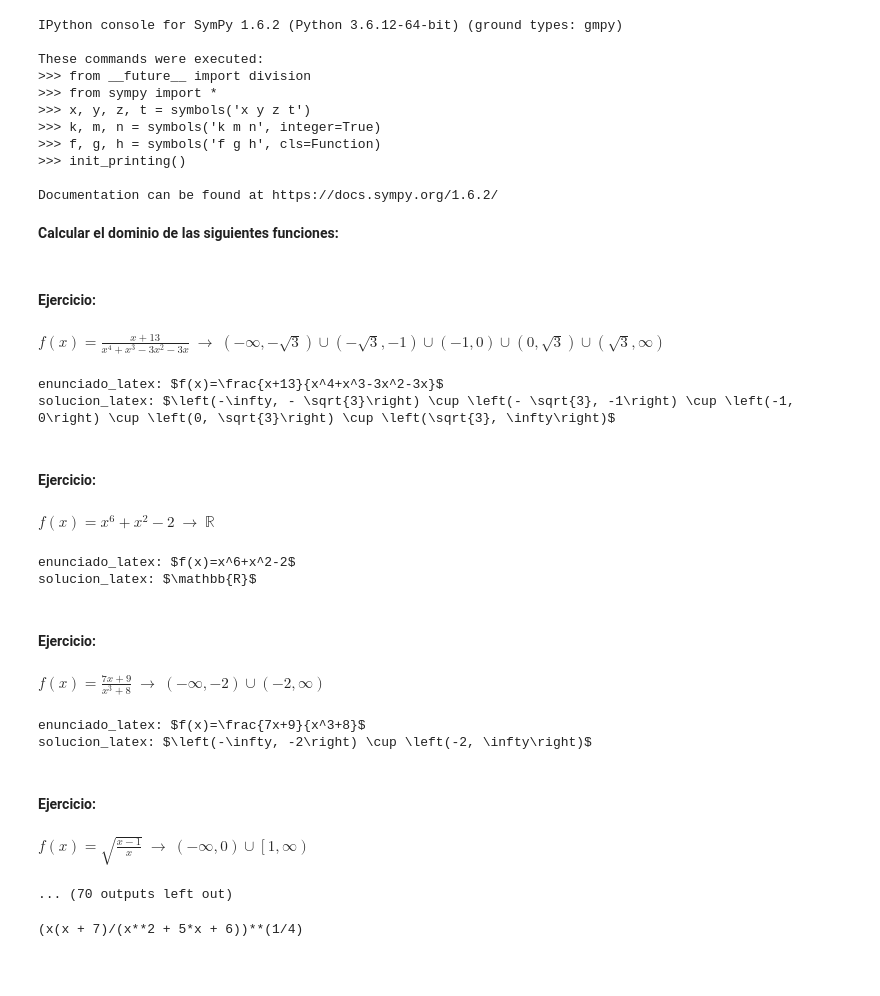
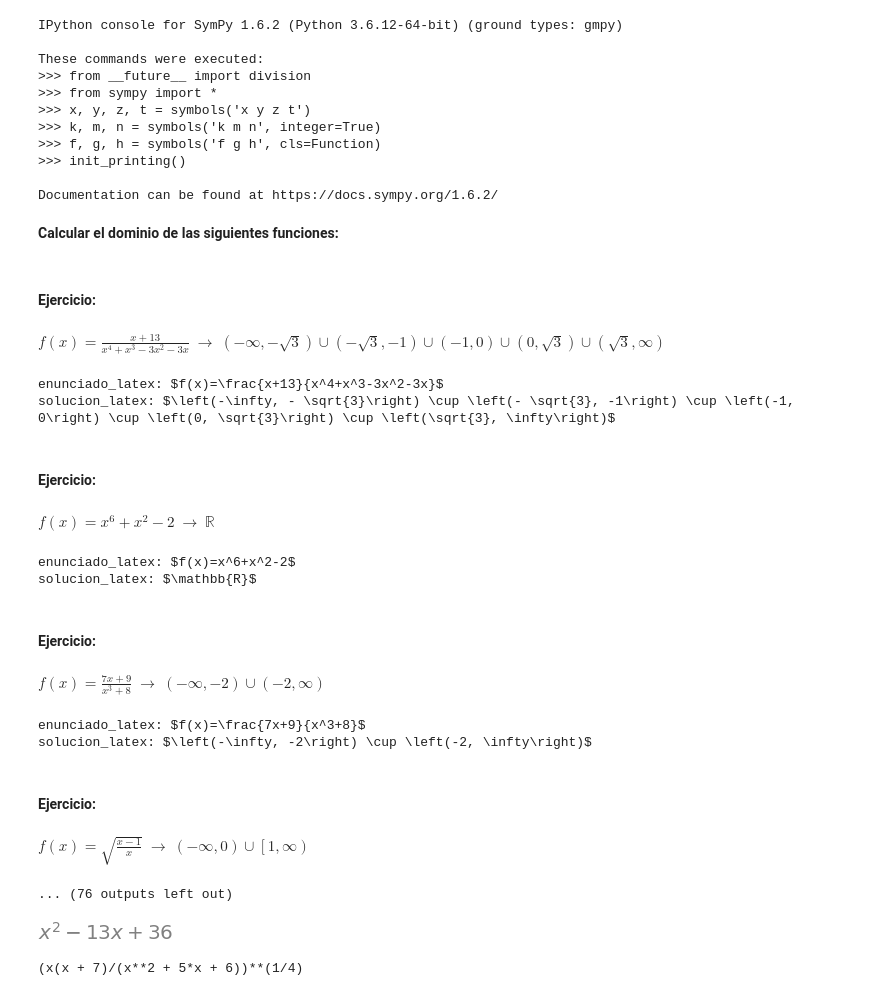
Before and after one commit to crdguez/mat4ac, a Jupyter notebook: notebooks/16-funciones.ipynb, the cells around one changed output. Drawn from its saved outputs; the diff is of its cells as text; code cells hidden in the pictures; blank space fills up the shorter version.

```diff
--- a/notebooks/16-funciones.ipynb
+++ b/notebooks/16-funciones.ipynb
@@ -144,7 +144,9 @@ pre_enunciado_latex = [r'\frac{x+13}{x^4+x^3-3x^2-3x}',
 #                        Examen
                        r'\frac{2x+1}{x^{2} - 4 x + 3}',r'\sqrt{x^2+3x+2}',
                        r'\frac{2x-1}{x^{2} + 4 x + 3}',r'\sqrt{x^{2} - 3 x + 2}',
-                       r'\frac{1}{2-\sqrt{x}}'
+                       r'\frac{1}{2-\sqrt{x}}',
+                       # Examen alumno
+                       r'\sqrt{\frac{x^2-9}{1-x}}',r'x^4-13x^2+36'
                        ]
 
 question=texto_ejercicio
@@ -174,7 +176,11 @@ enunciado_latex: $f(x)=\frac{7x+9}{x^3+8}$
 solucion_latex: $\left(-\infty, -2\right) \cup \left(-2, \infty\right)$
 #### Ejercicio:
 $f(x)=\sqrt{\frac{x-1}{x}}$ $\to$ $\left(-\infty, 0\right) \cup \left[1, \infty\right)$
-... (70 outputs left out)
+... (76 outputs left out)
+# %%
+expand((x-4)*(x-9))
+# %% [output]
+[figure, added]
 # %%
 # Esto lo hace mal, se olvida de la raíz cuarta
 
```
Also changed, not shown: parts of 3 cells of this notebook, 7 other files.
